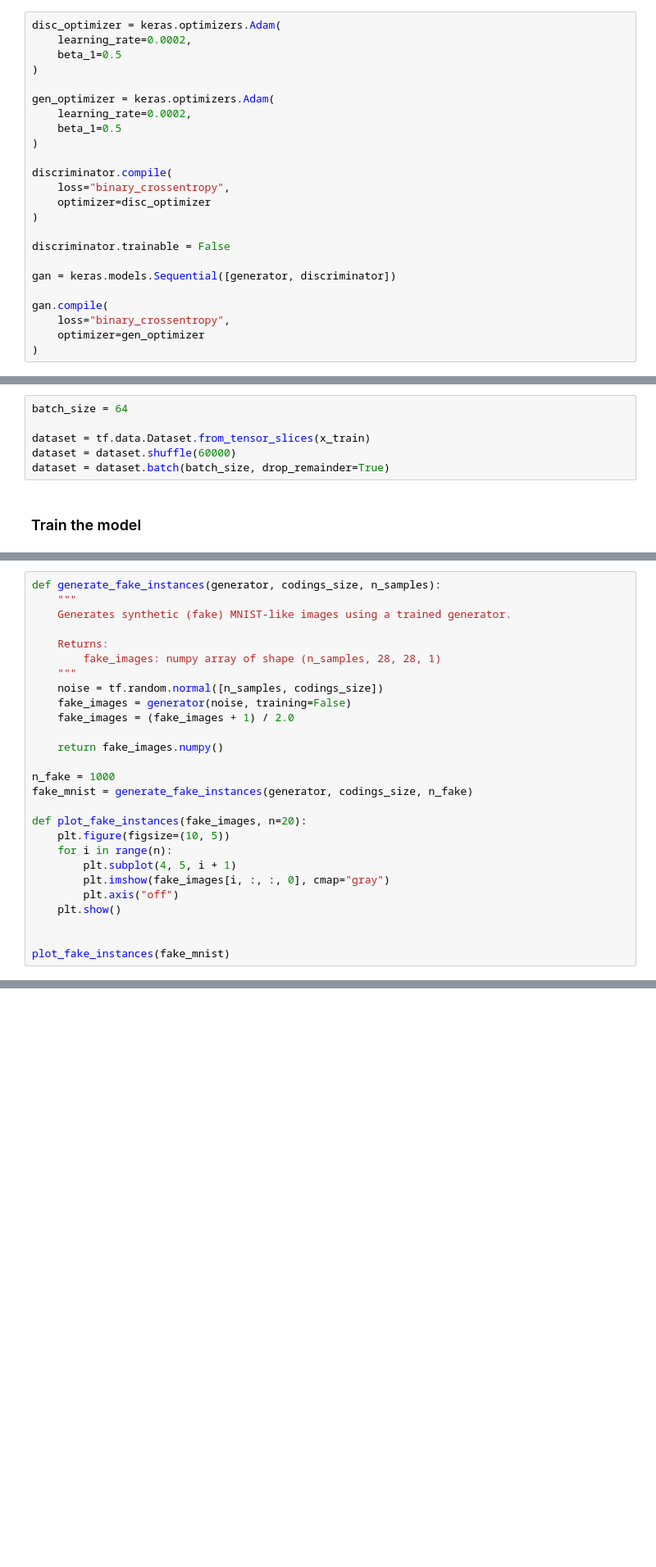
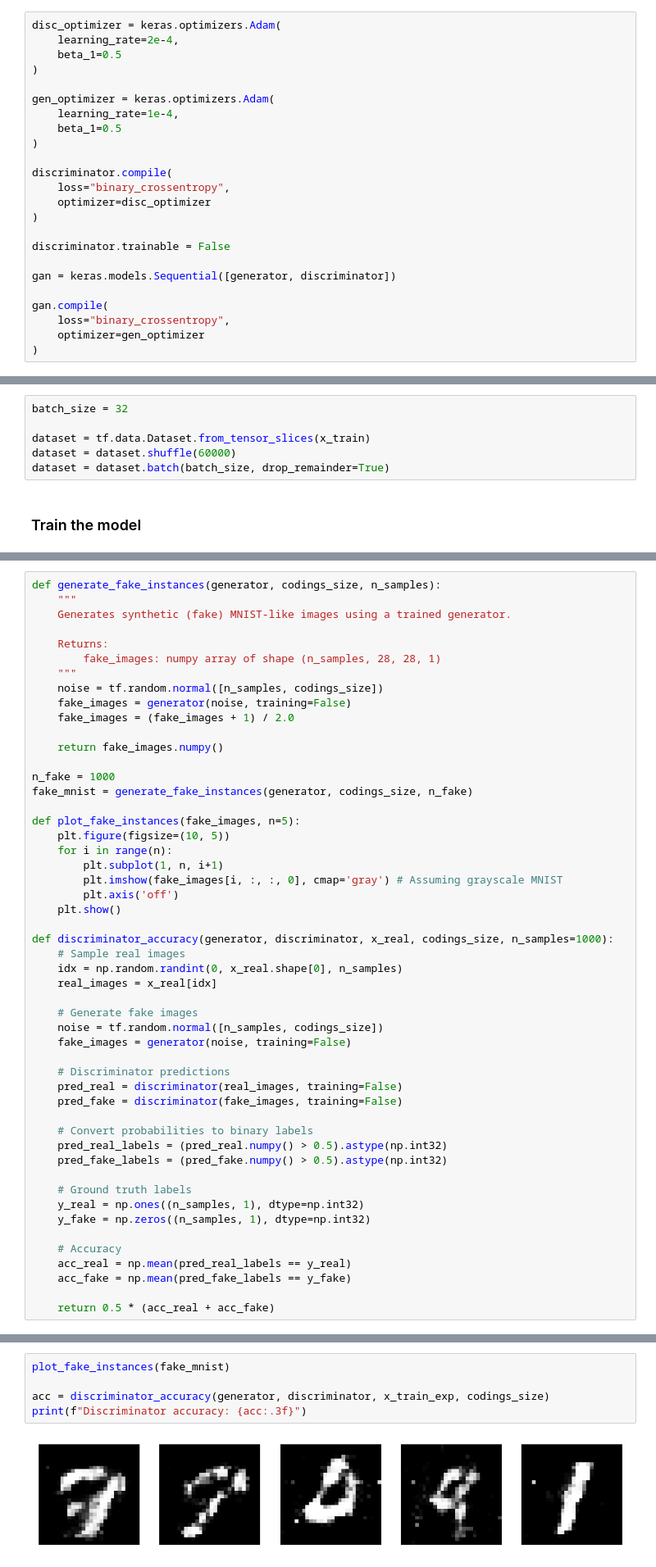
Before and after one commit to Axeeh/GANs_Eploration, a Jupyter notebook: notebook.ipynb, the cells around one changed output, grey strips where cells are left out. Shown at 82% size. Saved outputs shown, nothing was run; the diff lists cells and outputs as text; blank space fills up the shorter version.

```diff
--- a/notebook.ipynb
+++ b/notebook.ipynb
@@ -83,12 +83,12 @@ discriminator = keras.models.Sequential([
 ])
 # %%
 disc_optimizer = keras.optimizers.Adam(
-    learning_rate=0.0002,
+    learning_rate=2e-4,
     beta_1=0.5
 )
 
 gen_optimizer = keras.optimizers.Adam(
-    learning_rate=0.0002,
+    learning_rate=1e-4,
     beta_1=0.5
 )
 
@@ -108,7 +108,7 @@ gan.compile(
 # %% [markdown]
 divide the dataset in batches
 # %%
-batch_size = 64
+batch_size = 32
 
 dataset = tf.data.Dataset.from_tensor_slices(x_train)
 dataset = dataset.shuffle(60000)
@@ -261,13 +238,37 @@ def generate_fake_instances(generator, codings_size, n_samples):
 n_fake = 1000
 fake_mnist = generate_fake_instances(generator, codings_size, n_fake)
 
-def plot_fake_instances(fake_images, n=20):
+def plot_fake_instances(fake_images, n=5):
     plt.figure(figsize=(10, 5))
     for i in range(n):
-        plt.subplot(4, 5, i + 1)
-        plt.imshow(fake_images[i, :, :, 0], cmap="gray")
-        plt.axis("off")
+        plt.subplot(1, n, i+1)
+        plt.imshow(fake_images[i, :, :, 0], cmap='gray') # Assuming grayscale MNIST
+        plt.axis('off')
     plt.show()
 
+def discriminator_accuracy(generator, discriminator, x_real, codings_size, n_samples=1000):
+    # Sample real images
+    idx = np.random.randint(0, x_real.shape[0], n_samples)
+    real_images = x_real[idx]
 
-plot_fake_instances(fake_mnist)
+    # Generate fake images
+    noise = tf.random.normal([n_samples, codings_size])
+    fake_images = generator(noise, training=False)
+
+    # Discriminator predictions
+    pred_real = discriminator(real_images, training=False)
+    pred_fake = discriminator(fake_images, training=False)
+
+    # Convert probabilities to binary labels
+    pred_real_labels = (pred_real.numpy() > 0.5).astype(np.int32)
+    pred_fake_labels = (pred_fake.numpy() > 0.5).astype(np.int32)
+
+    # Ground truth labels
+    y_real = np.ones((n_samples, 1), dtype=np.int32)
+    y_fake = np.zeros((n_samples, 1), dtype=np.int32)
+
+    # Accuracy
+    acc_real = np.mean(pred_real_labels == y_real)
+    acc_fake = np.mean(pred_fake_labels == y_fake)
+
+    return 0.5 * (acc_real + acc_fake)
@@ -275,0 +275,7 @@ plot_fake_instances(fake_mnist)
+# %%
+plot_fake_instances(fake_mnist)
+
+acc = discriminator_accuracy(generator, discriminator, x_train_exp, codings_size)
+print(f"Discriminator accuracy: {acc:.3f}")
+# %% [output]
+[figure, added]
```
Also changed, not shown: parts of 45 cells of this notebook.
